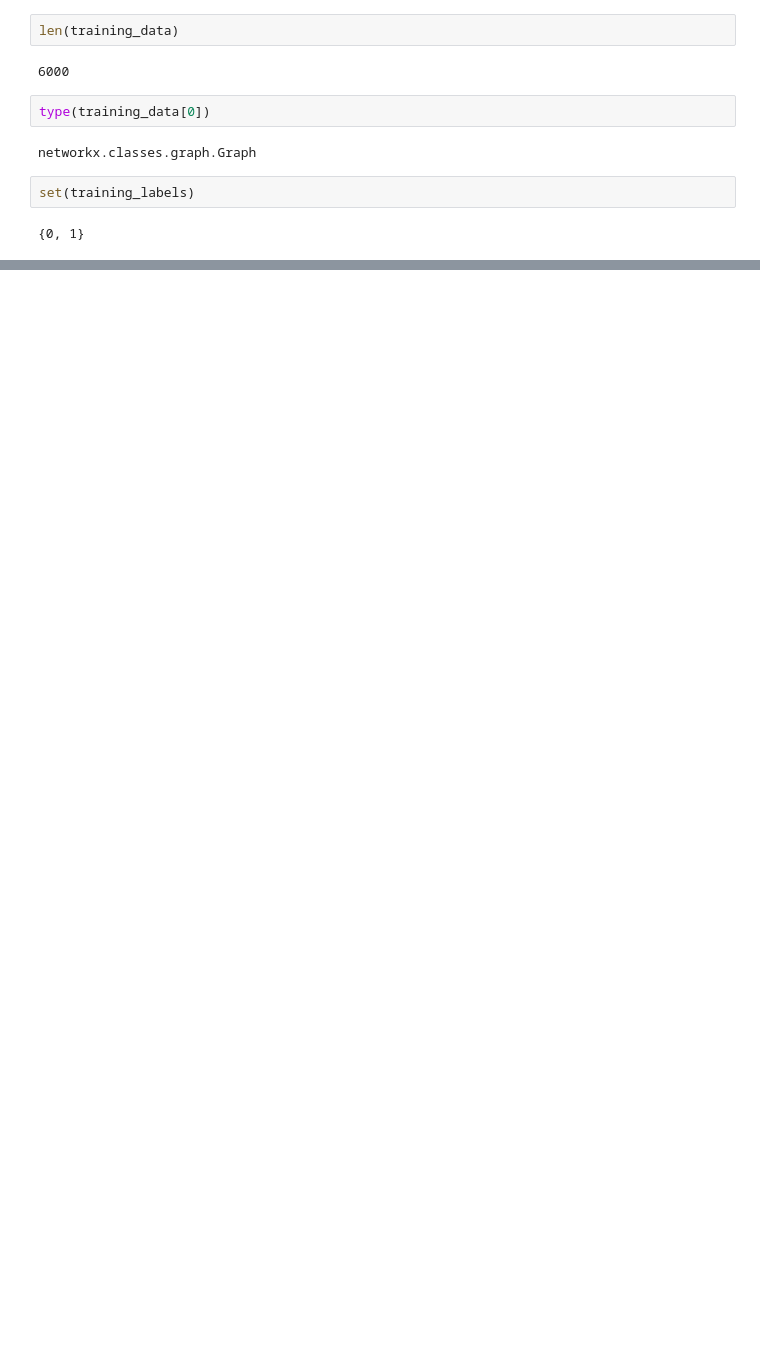
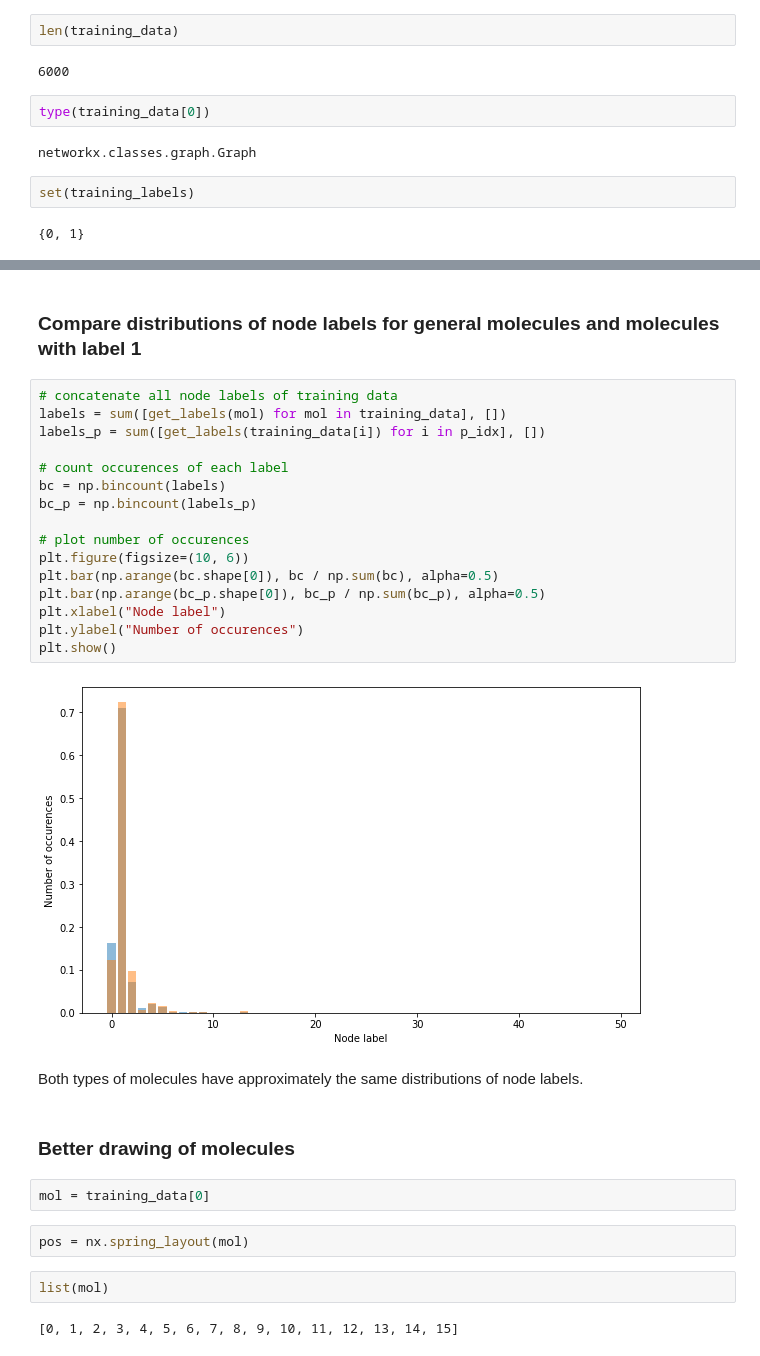
Before and after one commit to decarpentierg/data-challenge-kernel-methods, a Jupyter notebook: notebooks/explore_data.ipynb, the cells around one changed output, grey strips where cells are left out. Drawn from its saved outputs; the diff is of its cells as text; blank space fills up the shorter version.

```diff
--- a/notebooks/explore_data.ipynb
+++ b/notebooks/explore_data.ipynb
@@ -58,0 +116,32 @@ Index: 5 Label: 0
+# %% [markdown]
+### Compare distributions of node labels for general molecules and molecules with label 1
+# %%
+# concatenate all node labels of training data
+labels = sum([get_labels(mol) for mol in training_data], [])
+labels_p = sum([get_labels(training_data[i]) for i in p_idx], [])
+
+# count occurences of each label
+bc = np.bincount(labels)
+bc_p = np.bincount(labels_p)
+
+# plot number of occurences
+plt.figure(figsize=(10, 6))
+plt.bar(np.arange(bc.shape[0]), bc / np.sum(bc), alpha=0.5)
+plt.bar(np.arange(bc_p.shape[0]), bc_p / np.sum(bc_p), alpha=0.5)
+plt.xlabel("Node label")
+plt.ylabel("Number of occurences")
+plt.show()
+# %% [output]
+[figure, added]
+# %% [markdown]
+Both types of molecules have approximately the same distributions of node labels.
+# %% [markdown]
+### Better drawing of molecules
+# %%
+mol = training_data[0]
+# %%
+pos = nx.spring_layout(mol)
+# %%
+list(mol)
+# %% [output]
+[0, 1, 2, 3, 4, 5, 6, 7, 8, 9, 10, 11, 12, 13, 14, 15]
```
Also changed, not shown: parts of 13 cells of this notebook, 2 other files.
